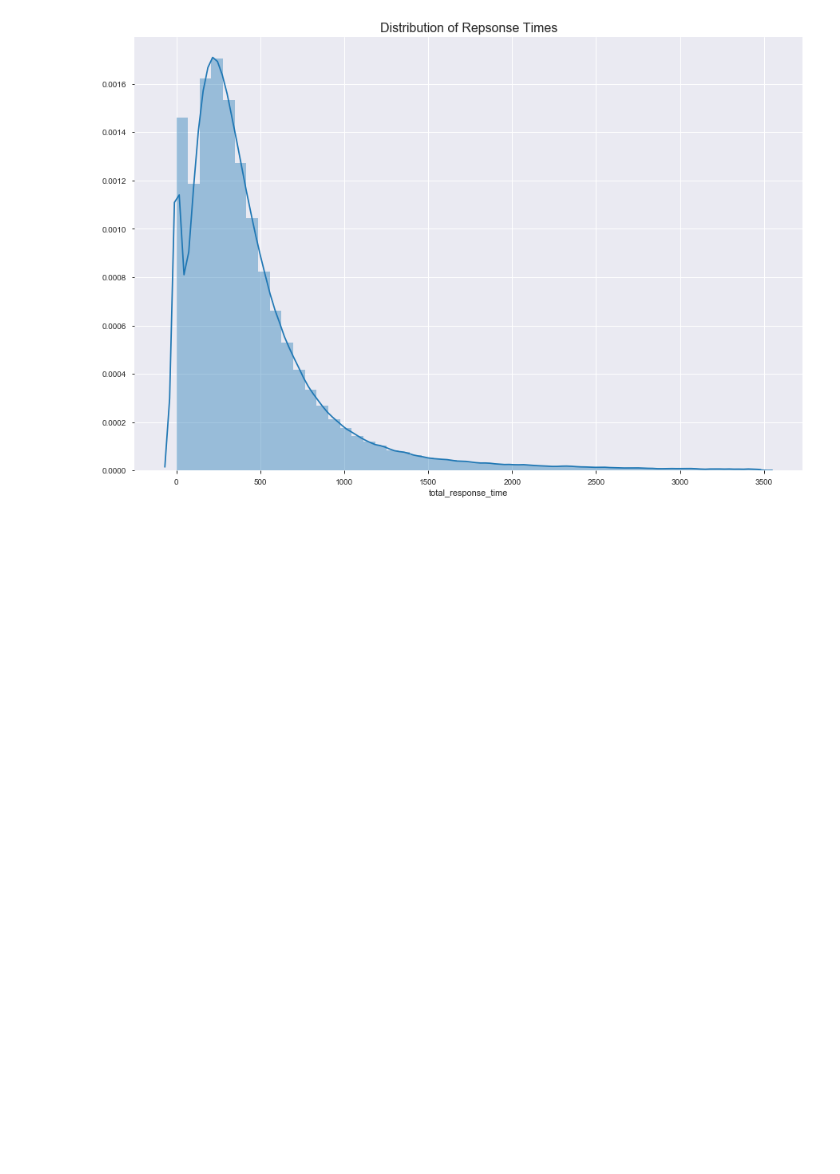
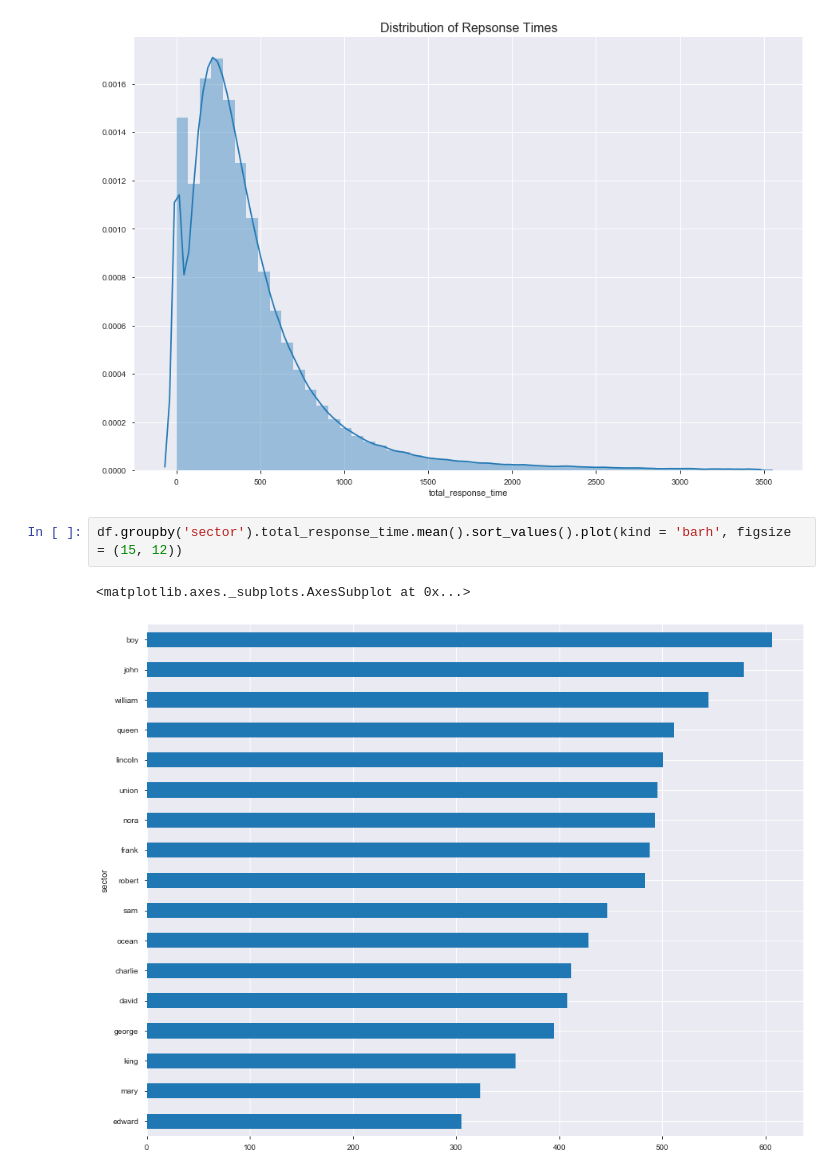
Before and after one commit to sam-cannon/Predicting-911-Calls-In-Seattle, a Jupyter notebook: Predicting 911 Response Times.ipynb, the cells around one changed output. Cells and saved outputs as stored; diff of their text form; blank space fills up the shorter version.

```diff
--- a/Predicting 911 Response Times.ipynb
+++ b/Predicting 911 Response Times.ipynb
@@ -246,3 +228,8 @@ sns.distplot(df['total_response_time'])
 plt.title('Distribution of Repsonse Times', fontsize = 16);
 # %% [output]
 [figure]
+# %%
+df.groupby('sector').total_response_time.mean().sort_values().plot(kind = 'barh', figsize = (15, 12))
+# %% [output]
+<matplotlib.axes._subplots.AxesSubplot at 0x...>
+[figure, added]
```
Also changed, not shown: parts of 2 cells of this notebook.
